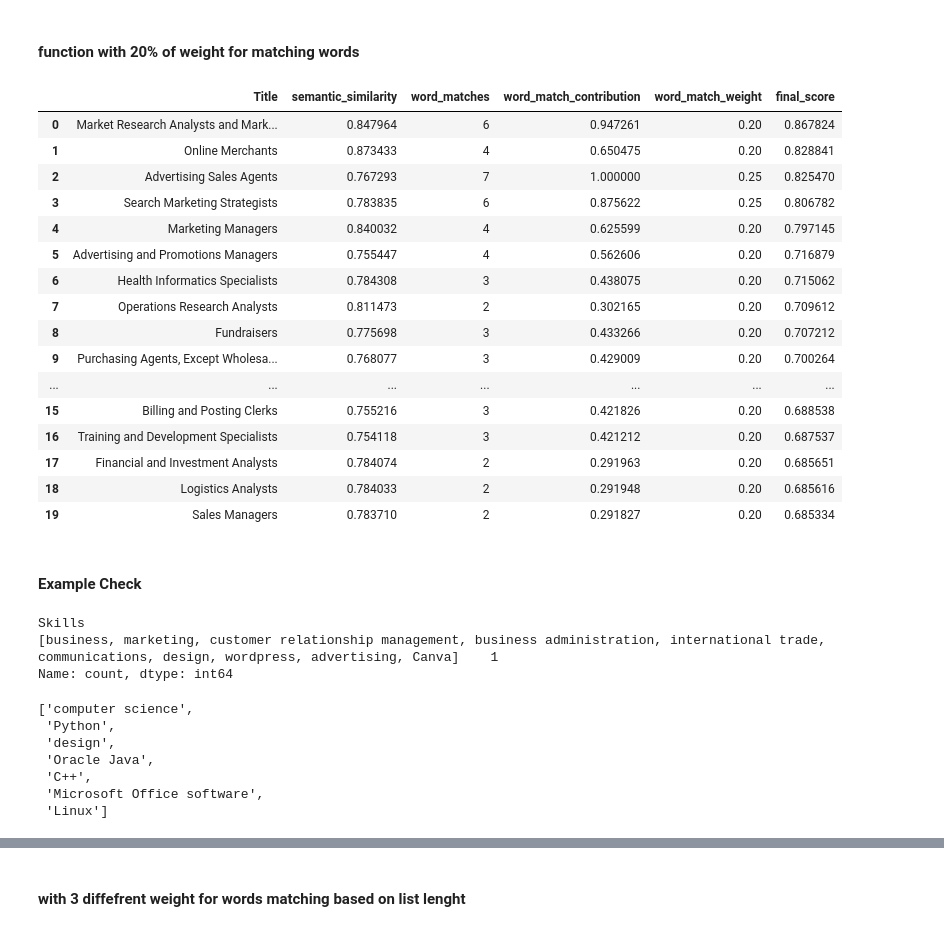
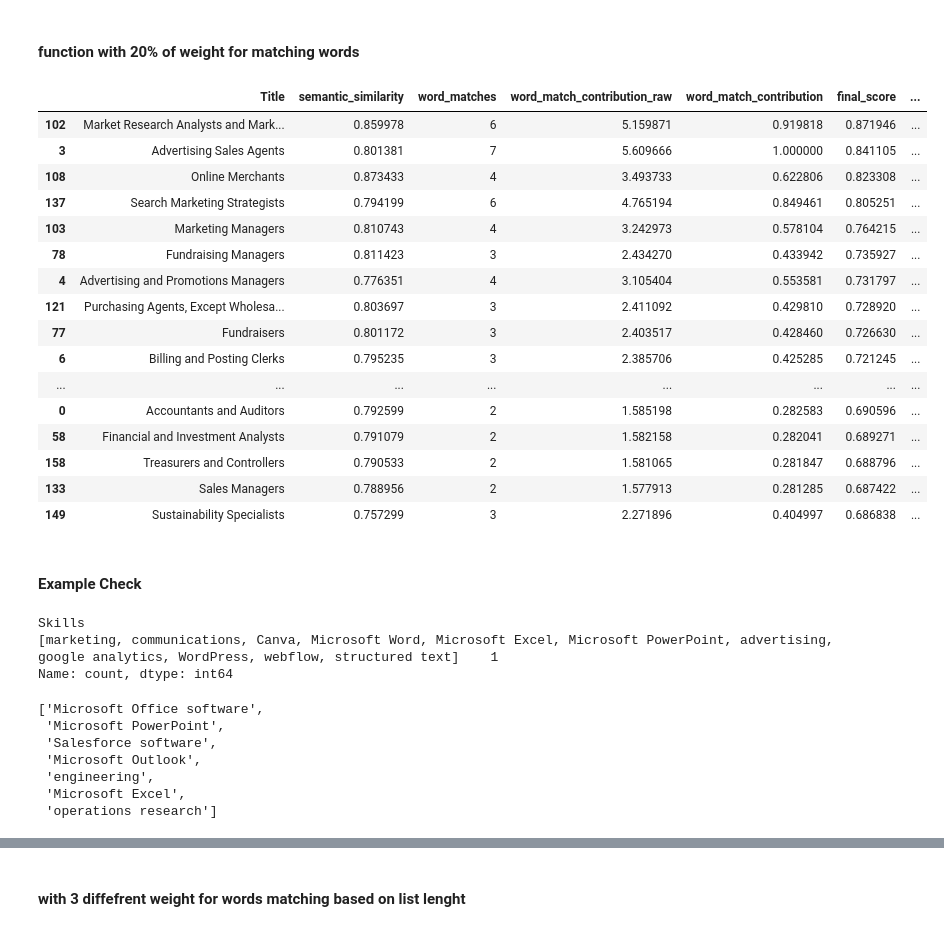
Before and after one commit to victorbjorsvik/workproject_matching_algo, a Jupyter notebook: similairty_calculation.ipynb, the cells around one changed output, grey strips where cells are left out. Saved outputs shown, nothing was run; the diff lists cells and outputs as text; code cells hidden in the pictures.

Commit message:
new function for matching words

```diff
--- a/similairty_calculation.ipynb
+++ b/similairty_calculation.ipynb
@@ -46,5 +41,5 @@ df_resumes
 # %%
-df_resumes = df_resumes.iloc[[-4]]
+df_resumes = df_resumes.iloc[[1]]
 df_resumes
 # %% [output]
 |  | name | raw | Skills |
@@ -153,3 +148,16 @@ filtered_df_jobs
 | 976 | Aviation Inspectors | Inspect aircraft, maintenance pro... |
 | 977 | Transportation Vehicle, Equipment... | Inspect and monitor transportatio... |
 453 rows × 2 columns
+# %%
+# Convert the numpy array to a list
+unique_titles_list = unique_titles.tolist()
+
+# Define the file path
+output_file_path = 'unique_titles.txt'
+
+# Write the list to a text file
+with open(output_file_path, 'w') as file:
+    for title in unique_titles_list:
+        file.write(f"{title}\n")
+
+print(f"Unique titles have been written to {output_file_path}")
@@ -1120,42 +1240,40 @@ def calc_similarity_with_explicit_match(cv_df, job_df, parallel=False):
 # %%
 analysis_data_new = calc_similarity_with_explicit_match(df_resumes, result_df, parallel=True)
 # %%
-analysis_data_new.head(20)
+analysis_data_new.head(40)
 # %% [output]
-|  | Title | semantic_similarity | word_matches | word_match_contribution | word_match_weight | final_score |
-| 0 | Market Research Analysts and Mark... | 0.847964 | 6 | 0.947261 | 0.20 | 0.867824 |
-| 1 | Online Merchants | 0.873433 | 4 | 0.650475 | 0.20 | 0.828841 |
-| 2 | Advertising Sales Agents | 0.767293 | 7 | 1.000000 | 0.25 | 0.825470 |
-| 3 | Search Marketing Strategists | 0.783835 | 6 | 0.875622 | 0.25 | 0.806782 |
-| 4 | Marketing Managers | 0.840032 | 4 | 0.625599 | 0.20 | 0.797145 |
-| 5 | Advertising and Promotions Managers | 0.755447 | 4 | 0.562606 | 0.20 | 0.716879 |
-| 6 | Health Informatics Specialists | 0.784308 | 3 | 0.438075 | 0.20 | 0.715062 |
-| 7 | Operations Research Analysts | 0.811473 | 2 | 0.302165 | 0.20 | 0.709612 |
-| 8 | Fundraisers | 0.775698 | 3 | 0.433266 | 0.20 | 0.707212 |
-| 9 | Purchasing Agents, Except Wholesa... | 0.768077 | 3 | 0.429009 | 0.20 | 0.700264 |
-| ... | ... | ... | ... | ... | ... | ... |
-| 15 | Billing and Posting Clerks | 0.755216 | 3 | 0.421826 | 0.20 | 0.688538 |
-| 16 | Training and Development Specialists | 0.754118 | 3 | 0.421212 | 0.20 | 0.687537 |
-| 17 | Financial and Investment Analysts | 0.784074 | 2 | 0.291963 | 0.20 | 0.685651 |
-| 18 | Logistics Analysts | 0.784033 | 2 | 0.291948 | 0.20 | 0.685616 |
-| 19 | Sales Managers | 0.783710 | 2 | 0.291827 | 0.20 | 0.685334 |
+|  | Title | semantic_similarity | word_matches | word_match_contribution_raw | word_match_contribution | final_score | ... |
+| 102 | Market Research Analysts and Mark... | 0.859978 | 6 | 5.159871 | 0.919818 | 0.871946 | ... |
+| 3 | Advertising Sales Agents | 0.801381 | 7 | 5.609666 | 1.000000 | 0.841105 | ... |
+| 108 | Online Merchants | 0.873433 | 4 | 3.493733 | 0.622806 | 0.823308 | ... |
+| 137 | Search Marketing Strategists | 0.794199 | 6 | 4.765194 | 0.849461 | 0.805251 | ... |
+| 103 | Marketing Managers | 0.810743 | 4 | 3.242973 | 0.578104 | 0.764215 | ... |
+| 78 | Fundraising Managers | 0.811423 | 3 | 2.434270 | 0.433942 | 0.735927 | ... |
+| 4 | Advertising and Promotions Managers | 0.776351 | 4 | 3.105404 | 0.553581 | 0.731797 | ... |
+| 121 | Purchasing Agents, Except Wholesa... | 0.803697 | 3 | 2.411092 | 0.429810 | 0.728920 | ... |
+| 77 | Fundraisers | 0.801172 | 3 | 2.403517 | 0.428460 | 0.726630 | ... |
+| 6 | Billing and Posting Clerks | 0.795235 | 3 | 2.385706 | 0.425285 | 0.721245 | ... |
+| ... | ... | ... | ... | ... | ... | ... | ... |
+| 0 | Accountants and Auditors | 0.792599 | 2 | 1.585198 | 0.282583 | 0.690596 | ... |
+| 58 | Financial and Investment Analysts | 0.791079 | 2 | 1.582158 | 0.282041 | 0.689271 | ... |
+| 158 | Treasurers and Controllers | 0.790533 | 2 | 1.581065 | 0.281847 | 0.688796 | ... |
+| 133 | Sales Managers | 0.788956 | 2 | 1.577913 | 0.281285 | 0.687422 | ... |
+| 149 | Sustainability Specialists | 0.757299 | 3 | 2.271896 | 0.404997 | 0.686838 | ... |
 # %% [markdown]
 #### Example Check
 # %%
 df_resumes['Skills'].value_counts()
 # %% [output]
 Skills
-[business, marketing, customer relationship management, business administration, international trade, communications, design, wordpress, advertising, Canva]    1
+[marketing, communications, Canva, Microsoft Word, Microsoft Excel, Microsoft PowerPoint, advertising, google analytics, WordPress, webflow, structured text]    1
 Name: count, dtype: int64
 # %%
-
-#df_relevant[df_relevant['Title'] == 'Online Merchants']['raw'].values[0]
-result_df[result_df['Title'] == 'Computer Science Teachers, Postsecondary']['Skills'].values[0]
+result_df[result_df['Title'] == 'Sales Representatives, Wholesale and Manufacturing, Technical and Scientific Products']['Skills'].values[0]
 # %% [output]
-['computer science',
- 'Python',
- 'design',
- 'Oracle Java',
- 'C++',
- 'Microsoft Office software',
- 'Linux']
+['Microsoft Office software',
+ 'Microsoft PowerPoint',
+ 'Salesforce software',
+ 'Microsoft Outlook',
+ 'engineering',
+ 'Microsoft Excel',
+ 'operations research']
```
Also changed, not shown: parts of 26 cells of this notebook, 1 other file.
